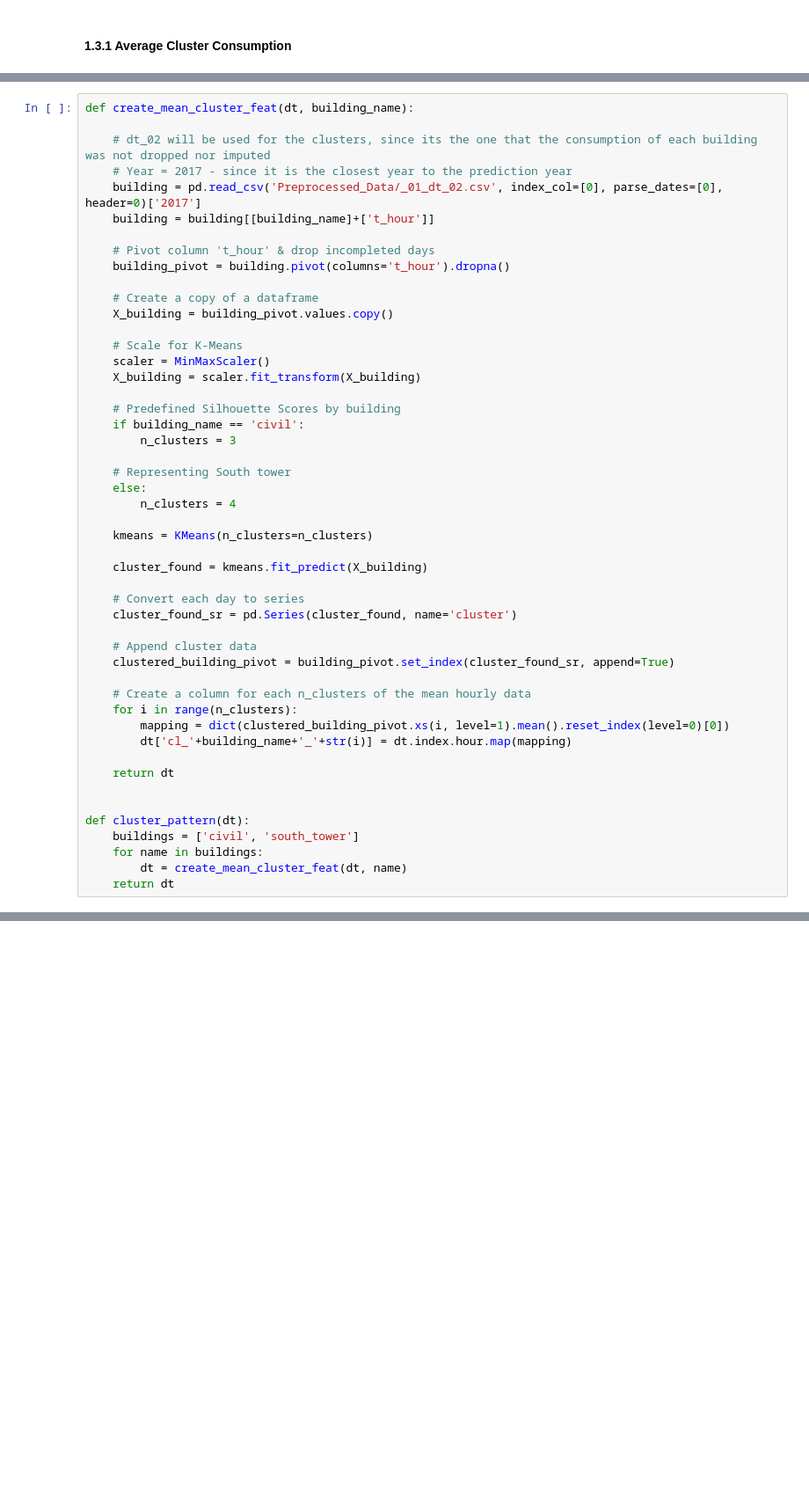
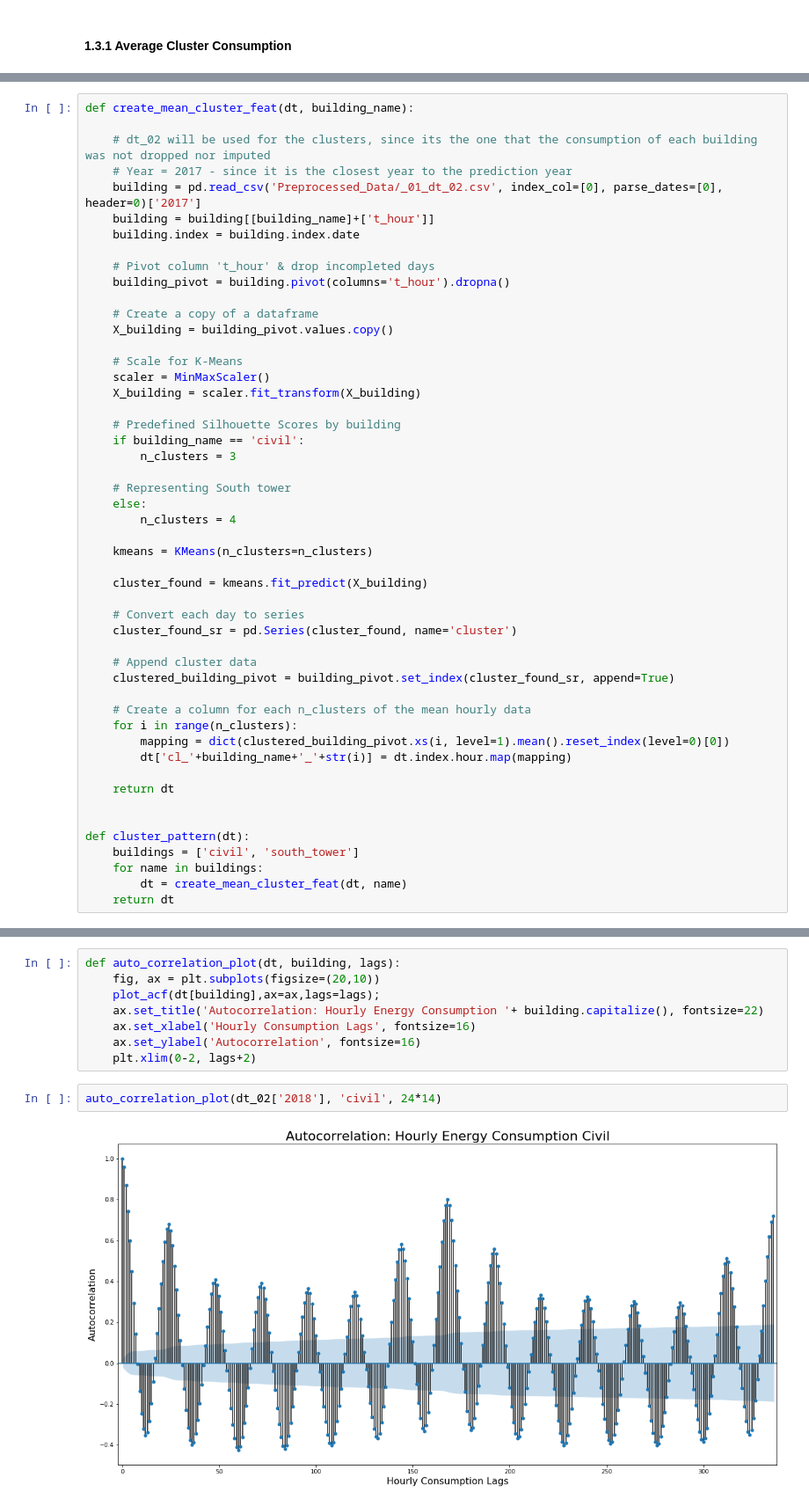
Before and after one commit to FDelca/Master_Thesis, a Jupyter notebook: 03-00-Feature_Generation.ipynb, the cells around one changed output, grey strips where cells are left out. Shown at 88% size. Drawn from its saved outputs; the diff is of its cells as text; blank space fills up the shorter version.

```diff
--- a/03-00-Feature_Generation.ipynb
+++ b/03-00-Feature_Generation.ipynb
@@ -385,6 +400,7 @@ def create_mean_cluster_feat(dt, building_name):
     # Year = 2017 - since it is the closest year to the prediction year
     building = pd.read_csv('Preprocessed_Data/_01_dt_02.csv', index_col=[0], parse_dates=[0], header=0)['2017']
     building = building[[building_name]+['t_hour']]
+    building.index = building.index.date
 
     # Pivot column 't_hour' & drop incompleted days
     building_pivot = building.pivot(columns='t_hour').dropna()
@@ -437,0 +456,12 @@ ValueError: Found array with 0 sample(s) (shape=(0, 24)) while a minimum of 1 is
+# %%
+def auto_correlation_plot(dt, building, lags):
+    fig, ax = plt.subplots(figsize=(20,10))
+    plot_acf(dt[building],ax=ax,lags=lags);
+    ax.set_title('Autocorrelation: Hourly Energy Consumption '+ building.capitalize(), fontsize=22)
+    ax.set_xlabel('Hourly Consumption Lags', fontsize=16)
+    ax.set_ylabel('Autocorrelation', fontsize=16)
+    plt.xlim(0-2, lags+2)
+# %%
+auto_correlation_plot(dt_02['2018'], 'civil', 24*14)
+# %% [output]
+[figure, added]
```
Also changed, not shown: parts of 31 cells of this notebook, 1 other file.
